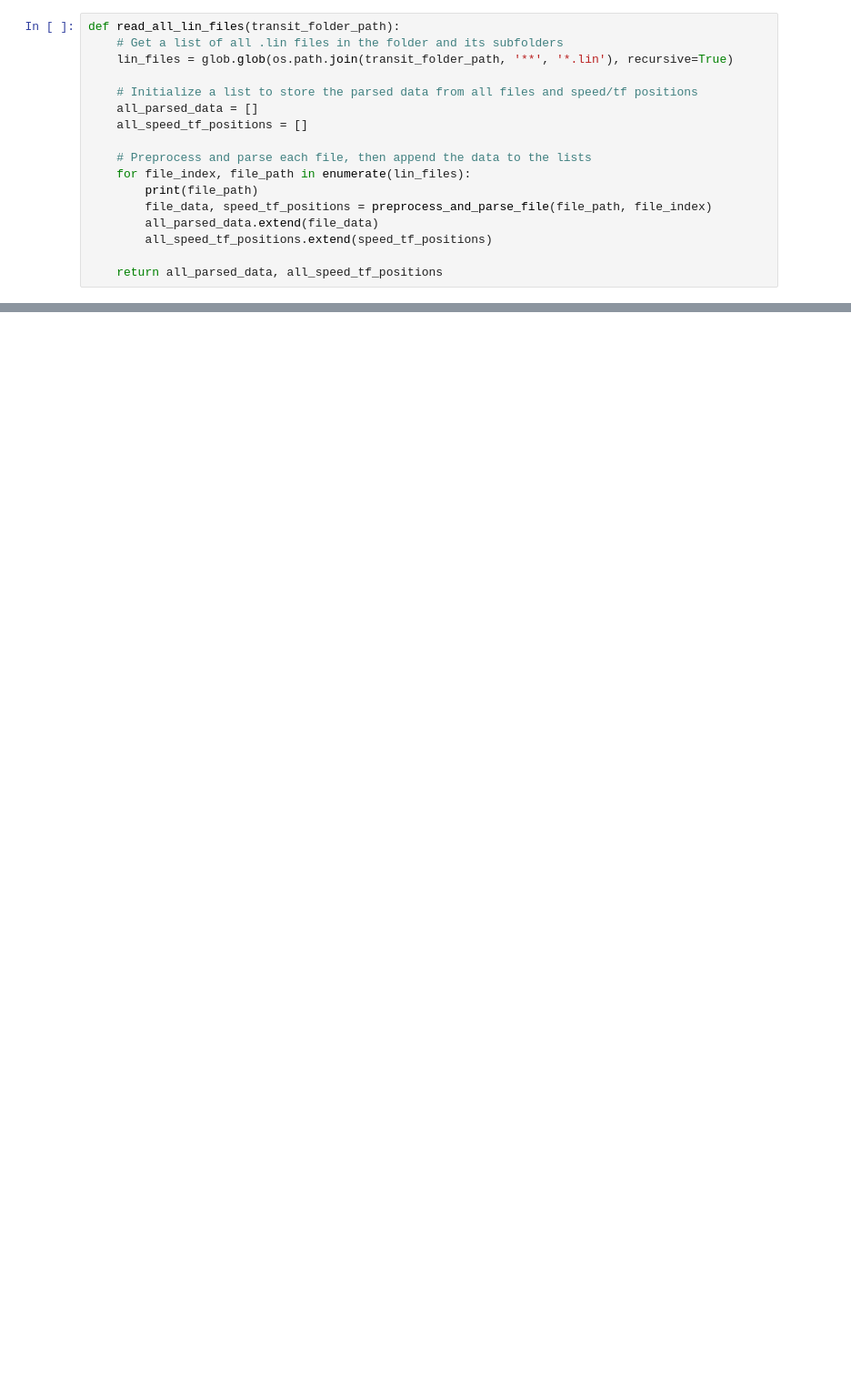
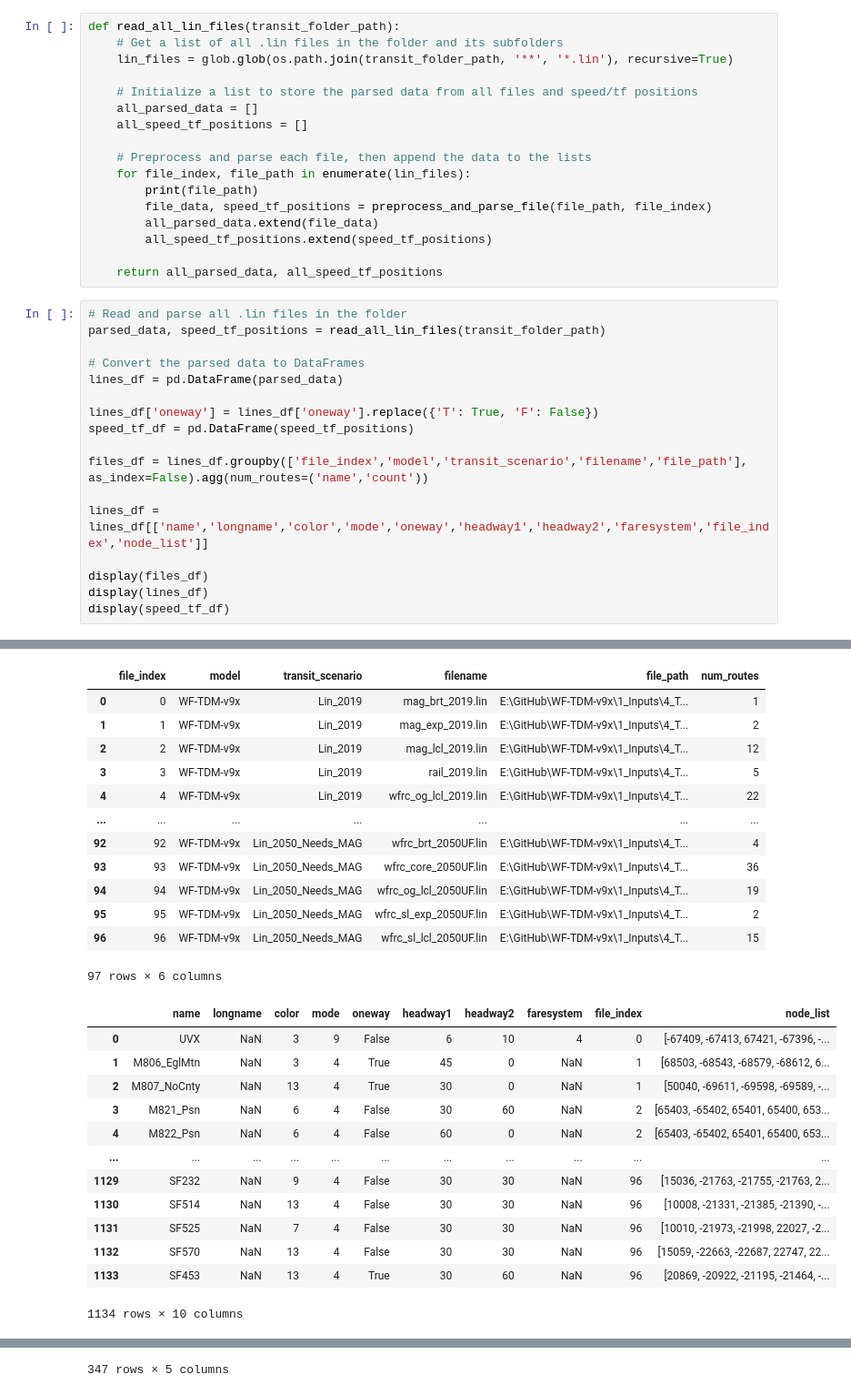
Before and after one commit to WFRCAnalytics/Resources, a Jupyter notebook: TDM/Parse-Transit-Lin-Files/parse-model-transit-lin-files.ipynb, the cells around one changed output, grey strips where cells are left out. Shown at 91% size. Saved outputs shown, nothing was run; the diff lists cells and outputs as text; blank space fills up the shorter version.

```diff
--- a/TDM/Parse-Transit-Lin-Files/parse-model-transit-lin-files.ipynb
+++ b/TDM/Parse-Transit-Lin-Files/parse-model-transit-lin-files.ipynb
@@ -113,3 +148,21 @@ def read_all_lin_files(transit_folder_path):
         all_speed_tf_positions.extend(speed_tf_positions)
 
     return all_parsed_data, all_speed_tf_positions
+# %%
+# Read and parse all .lin files in the folder
+parsed_data, speed_tf_positions = read_all_lin_files(transit_folder_path)
+
+# Convert the parsed data to DataFrames
+lines_df = pd.DataFrame(parsed_data)
+
+lines_df['oneway'] = lines_df['oneway'].replace({'T': True, 'F': False})
+speed_tf_df = pd.DataFrame(speed_tf_positions)
+
+files_df = lines_df.groupby(['file_index','model','transit_scenario','filename','file_path'], as_index=False).agg(num_routes=('name','count'))
+
+lines_df = lines_df[['name','longname','color','mode','oneway','headway1','headway2','faresystem','file_index','node_list']]
+
+display(files_df)
+display(lines_df)
+display(speed_tf_df)
+# %% [output]
@@ -115,0 +186,26 @@ def read_all_lin_files(transit_folder_path):
+|  | file_index | model | transit_scenario | filename | file_path | num_routes |
+| 0 | 0 | WF-TDM-v9x | Lin_2019 | mag_brt_2019.lin | E:\GitHub\WF-TDM-v9x\1_Inputs\4_T... | 1 |
+| 1 | 1 | WF-TDM-v9x | Lin_2019 | mag_exp_2019.lin | E:\GitHub\WF-TDM-v9x\1_Inputs\4_T... | 2 |
+| 2 | 2 | WF-TDM-v9x | Lin_2019 | mag_lcl_2019.lin | E:\GitHub\WF-TDM-v9x\1_Inputs\4_T... | 12 |
+| 3 | 3 | WF-TDM-v9x | Lin_2019 | rail_2019.lin | E:\GitHub\WF-TDM-v9x\1_Inputs\4_T... | 5 |
+| 4 | 4 | WF-TDM-v9x | Lin_2019 | wfrc_og_lcl_2019.lin | E:\GitHub\WF-TDM-v9x\1_Inputs\4_T... | 22 |
+| ... | ... | ... | ... | ... | ... | ... |
+| 92 | 92 | WF-TDM-v9x | Lin_2050_Needs_MAG | wfrc_brt_2050UF.lin | E:\GitHub\WF-TDM-v9x\1_Inputs\4_T... | 4 |
+| 93 | 93 | WF-TDM-v9x | Lin_2050_Needs_MAG | wfrc_core_2050UF.lin | E:\GitHub\WF-TDM-v9x\1_Inputs\4_T... | 36 |
+| 94 | 94 | WF-TDM-v9x | Lin_2050_Needs_MAG | wfrc_og_lcl_2050UF.lin | E:\GitHub\WF-TDM-v9x\1_Inputs\4_T... | 19 |
+| 95 | 95 | WF-TDM-v9x | Lin_2050_Needs_MAG | wfrc_sl_exp_2050UF.lin | E:\GitHub\WF-TDM-v9x\1_Inputs\4_T... | 2 |
+| 96 | 96 | WF-TDM-v9x | Lin_2050_Needs_MAG | wfrc_sl_lcl_2050UF.lin | E:\GitHub\WF-TDM-v9x\1_Inputs\4_T... | 15 |
+97 rows × 6 columns
+|  | name | longname | color | mode | oneway | headway1 | headway2 | faresystem | file_index | node_list |
+| 0 | UVX | NaN | 3 | 9 | False | 6 | 10 | 4 | 0 | [-67409, -67413, 67421, -67396, -... |
+| 1 | M806_EglMtn | NaN | 3 | 4 | True | 45 | 0 | NaN | 1 | [68503, -68543, -68579, -68612, 6... |
+| 2 | M807_NoCnty | NaN | 13 | 4 | True | 30 | 0 | NaN | 1 | [50040, -69611, -69598, -69589, -... |
+| 3 | M821_Psn | NaN | 6 | 4 | False | 30 | 60 | NaN | 2 | [65403, -65402, 65401, 65400, 653... |
+| 4 | M822_Psn | NaN | 6 | 4 | False | 60 | 0 | NaN | 2 | [65403, -65402, 65401, 65400, 653... |
+| ... | ... | ... | ... | ... | ... | ... | ... | ... | ... | ... |
+| 1129 | SF232 | NaN | 9 | 4 | False | 30 | 30 | NaN | 96 | [15036, -21763, -21755, -21763, 2... |
+| 1130 | SF514 | NaN | 13 | 4 | False | 30 | 30 | NaN | 96 | [10008, -21331, -21385, -21390, -... |
+| 1131 | SF525 | NaN | 7 | 4 | False | 30 | 30 | NaN | 96 | [10010, -21973, -21998, 22027, -2... |
+| 1132 | SF570 | NaN | 13 | 4 | False | 30 | 30 | NaN | 96 | [15059, -22663, -22687, 22747, 22... |
+| 1133 | SF453 | NaN | 13 | 4 | True | 30 | 60 | NaN | 96 | [20869, -20922, -21195, -21464, -... |
+1134 rows × 10 columns
@@ -116 +224,2 @@ def read_all_lin_files(transit_folder_path):
+347 rows × 5 columns
 # %%
```
Also changed, not shown: parts of 8 cells of this notebook, 6 other files.
